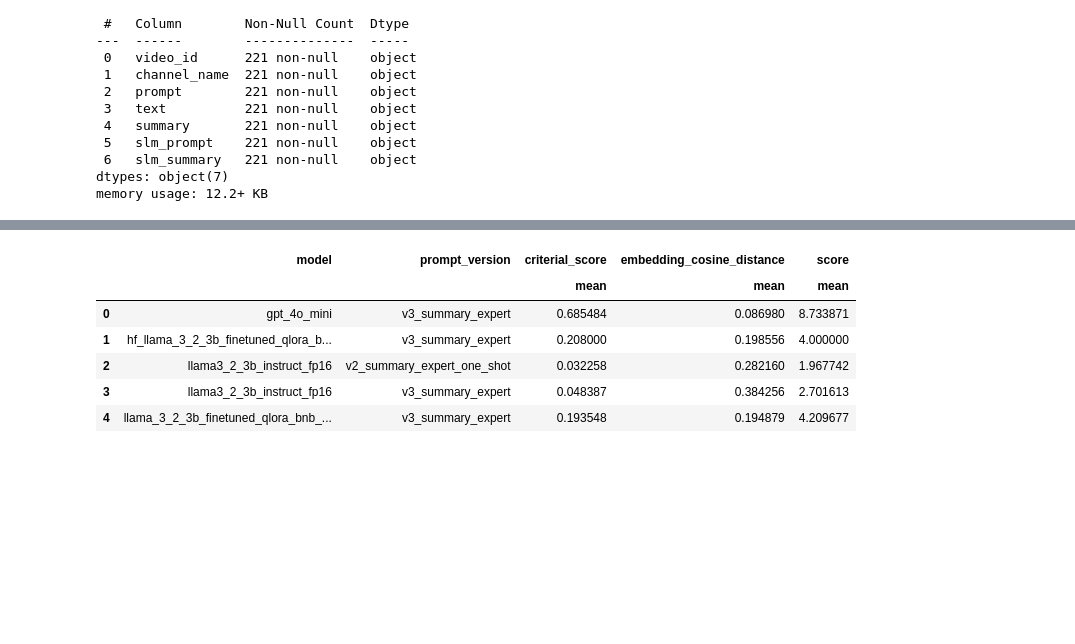
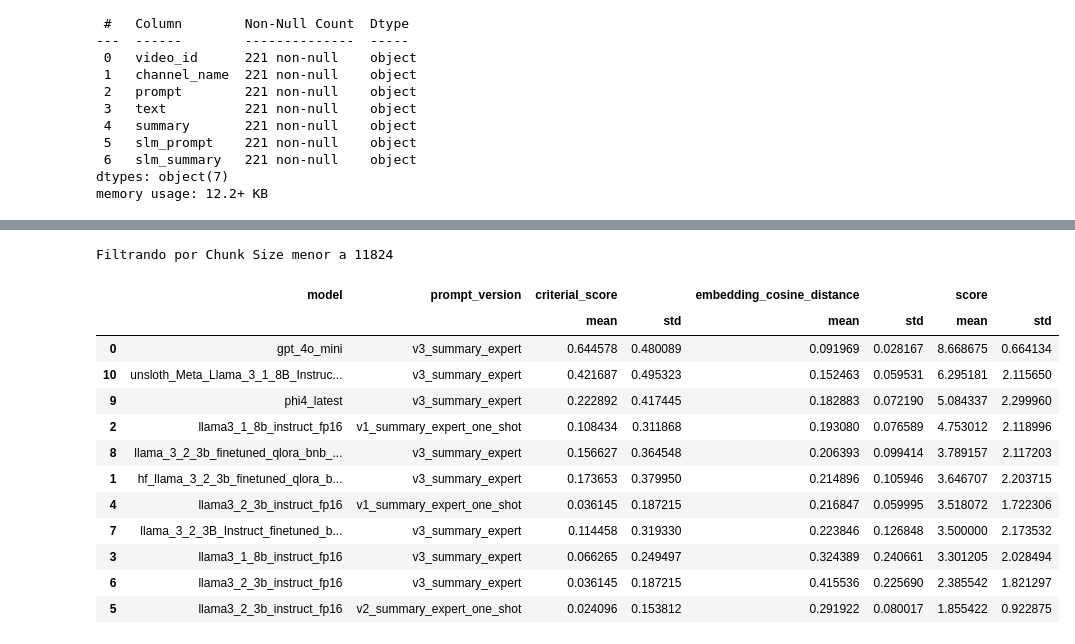
Before and after one commit to AndresR2909/poc-summary, a Jupyter notebook: notebooks/test_mlflow.ipynb, the cells around one changed output, grey strips where cells are left out. Cells and saved outputs as stored; diff of their text form; code cells hidden in the pictures; blank space fills up the shorter version.

```diff
--- a/notebooks/test_mlflow.ipynb
+++ b/notebooks/test_mlflow.ipynb
@@ -33,7 +35,7 @@ runs = client.search_runs(
     order_by=[
         "start_time DESC",
     ],
-    max_results=2000,
+    max_results=2500,
 )
 
 if not runs:
@@ -162,22 +192,31 @@ with pd.option_context('display.max_rows', None, 'display.max_columns', None, 'd
 # %%
-contex = 4096 # block_size=8192 or max_seq_length: 4096
+contex = 11824 # block_size=8192 or max_seq_length: 4096
 # Filtrar y agrupar dataset por Chunk Size y Prompt, sacar promedio del resto de columnas
+print(f"Filtrando por Chunk Size menor a {contex}")
 # Agrupar por 'model' y 'prompt_version' y calcular estadísticas agregadas
 df_grouped_1 = (
     df_joined[df_joined["slm_tokens"]<=contex].drop(columns=["video_id", "channel_name","slm_tokens"])
     .groupby(["model", "prompt_version"])
-    .agg(['mean'])
+     #.agg(['mean','median','std','min','max'])
+    .agg(['mean','std'])
     .reset_index()
 )
-
+df_grouped_1 = df_grouped_1.sort_values(('score', 'mean'), ascending=False)
 # Para mostrar el contenido completo del DataFrame sin truncar columnas o filas
 with pd.option_context('display.max_rows', None, 'display.max_columns', None, 'display.width', None, 'display.max_colwidth', None):
     display(df_grouped_1)
 # %% [output]
+Filtrando por Chunk Size menor a 11824
-|  | model | prompt_version | criterial_score | embedding_cosine_distance | score |
-|  |  |  | mean | mean | mean |
-| 0 | gpt_4o_mini | v3_summary_expert | 0.685484 | 0.086980 | 8.733871 |
-| 1 | hf_llama_3_2_3b_finetuned_qlora_b... | v3_summary_expert | 0.208000 | 0.198556 | 4.000000 |
-| 2 | llama3_2_3b_instruct_fp16 | v2_summary_expert_one_shot | 0.032258 | 0.282160 | 1.967742 |
-| 3 | llama3_2_3b_instruct_fp16 | v3_summary_expert | 0.048387 | 0.384256 | 2.701613 |
-| 4 | llama_3_2_3b_finetuned_qlora_bnb_... | v3_summary_expert | 0.193548 | 0.194879 | 4.209677 |
+|  | model | prompt_version | criterial_score |  | embedding_cosine_distance |  | score |  |
+|  |  |  | mean | std | mean | std | mean | std |
+| 0 | gpt_4o_mini | v3_summary_expert | 0.644578 | 0.480089 | 0.091969 | 0.028167 | 8.668675 | 0.664134 |
+| 10 | unsloth_Meta_Llama_3_1_8B_Instruc... | v3_summary_expert | 0.421687 | 0.495323 | 0.152463 | 0.059531 | 6.295181 | 2.115650 |
+| 9 | phi4_latest | v3_summary_expert | 0.222892 | 0.417445 | 0.182883 | 0.072190 | 5.084337 | 2.299960 |
+| 2 | llama3_1_8b_instruct_fp16 | v1_summary_expert_one_shot | 0.108434 | 0.311868 | 0.193080 | 0.076589 | 4.753012 | 2.118996 |
+| 8 | llama_3_2_3b_finetuned_qlora_bnb_... | v3_summary_expert | 0.156627 | 0.364548 | 0.206393 | 0.099414 | 3.789157 | 2.117203 |
+| 1 | hf_llama_3_2_3b_finetuned_qlora_b... | v3_summary_expert | 0.173653 | 0.379950 | 0.214896 | 0.105946 | 3.646707 | 2.203715 |
+| 4 | llama3_2_3b_instruct_fp16 | v1_summary_expert_one_shot | 0.036145 | 0.187215 | 0.216847 | 0.059995 | 3.518072 | 1.722306 |
+| 7 | llama_3_2_3B_Instruct_finetuned_b... | v3_summary_expert | 0.114458 | 0.319330 | 0.223846 | 0.126848 | 3.500000 | 2.173532 |
+| 3 | llama3_1_8b_instruct_fp16 | v3_summary_expert | 0.066265 | 0.249497 | 0.324389 | 0.240661 | 3.301205 | 2.028494 |
+| 6 | llama3_2_3b_instruct_fp16 | v3_summary_expert | 0.036145 | 0.187215 | 0.415536 | 0.225690 | 2.385542 | 1.821297 |
+| 5 | llama3_2_3b_instruct_fp16 | v2_summary_expert_one_shot | 0.024096 | 0.153812 | 0.291922 | 0.080017 | 1.855422 | 0.922875 |
```
Also changed, not shown: parts of 8 cells of this notebook, 2 other files.
